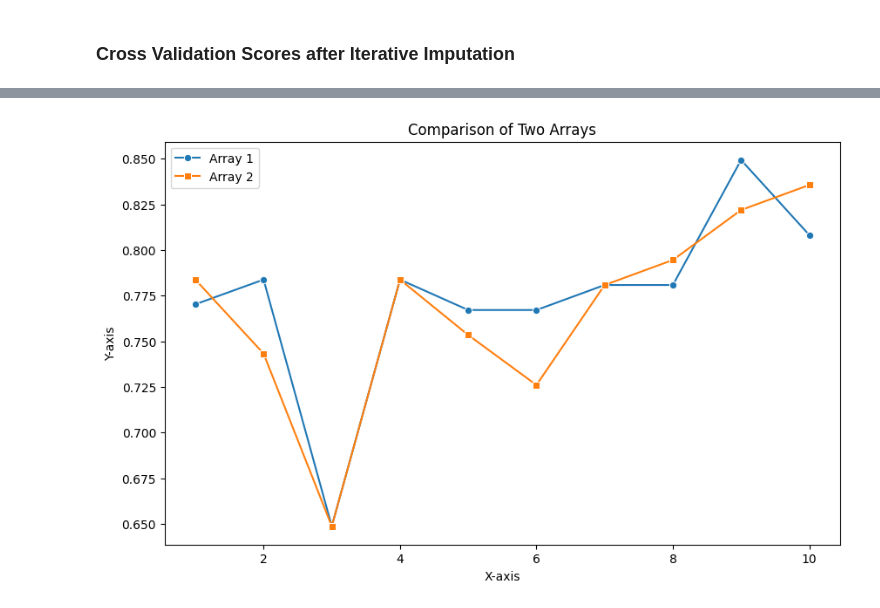
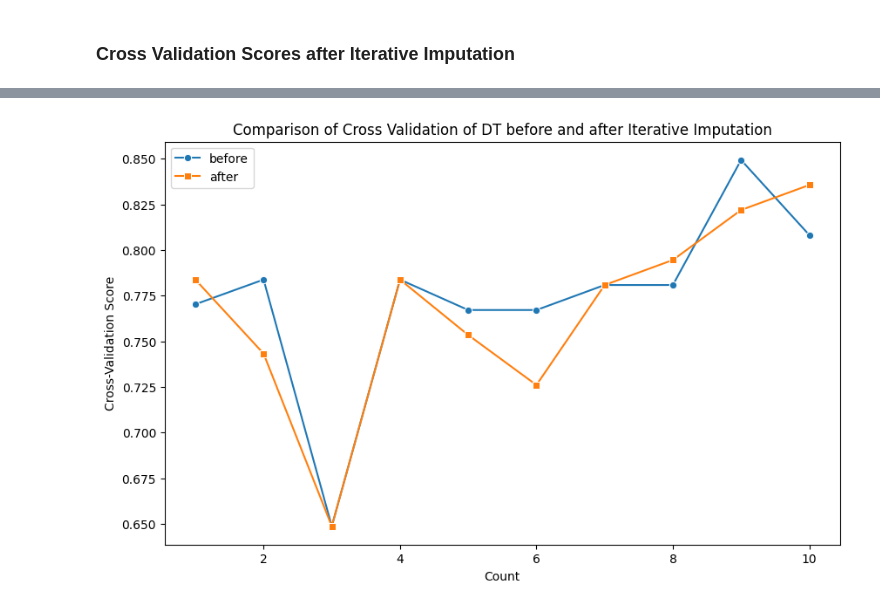
Before and after one commit to HereticInquisitor/Medical, a Jupyter notebook: src/components/feature_engineering.ipynb, the cells around one changed output, grey strips where cells are left out. Cells and saved outputs as stored; diff of their text form; code cells hidden in the pictures.

```diff
--- a/src/components/feature_engineering.ipynb
+++ b/src/components/feature_engineering.ipynb
@@ -237,20 +207,4 @@ plt.show()
-# %%
-x = np.array([1, 2, 3, 4, 5,6,7,8,9,10])
-
-# Create a new figure
-plt.figure(figsize=(10, 6))
-
-# Plot the data using Seaborn
-sns.lineplot(x=x, y=cv_dt_before, label='Array 1', marker='o')
-sns.lineplot(x=x, y=cv_dt_after, label='Array 2', marker='s')
-
-# Add title and labels
-plt.title('Comparison of Two Arrays')
-plt.xlabel('X-axis')
-plt.ylabel('Y-axis')
-
-# Show the plot
-plt.legend()
-plt.show()
-# %% [output]
-[figure, removed]
+# %%
+plot(cv_dt_before, cv_dt_after, "before", "after","DT")
+# %% [output]
+[figure, added]
```
Also changed, not shown: parts of 15 cells of this notebook.
